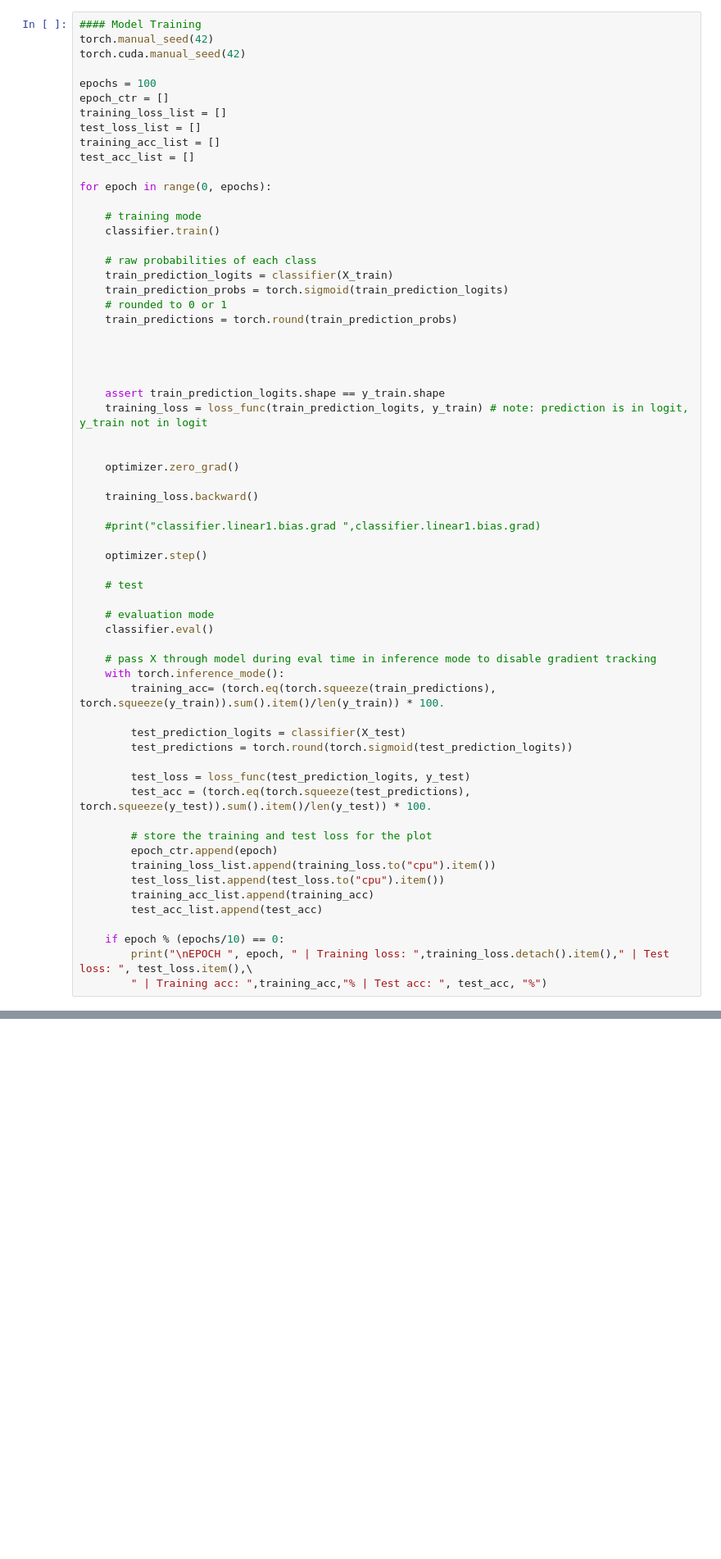
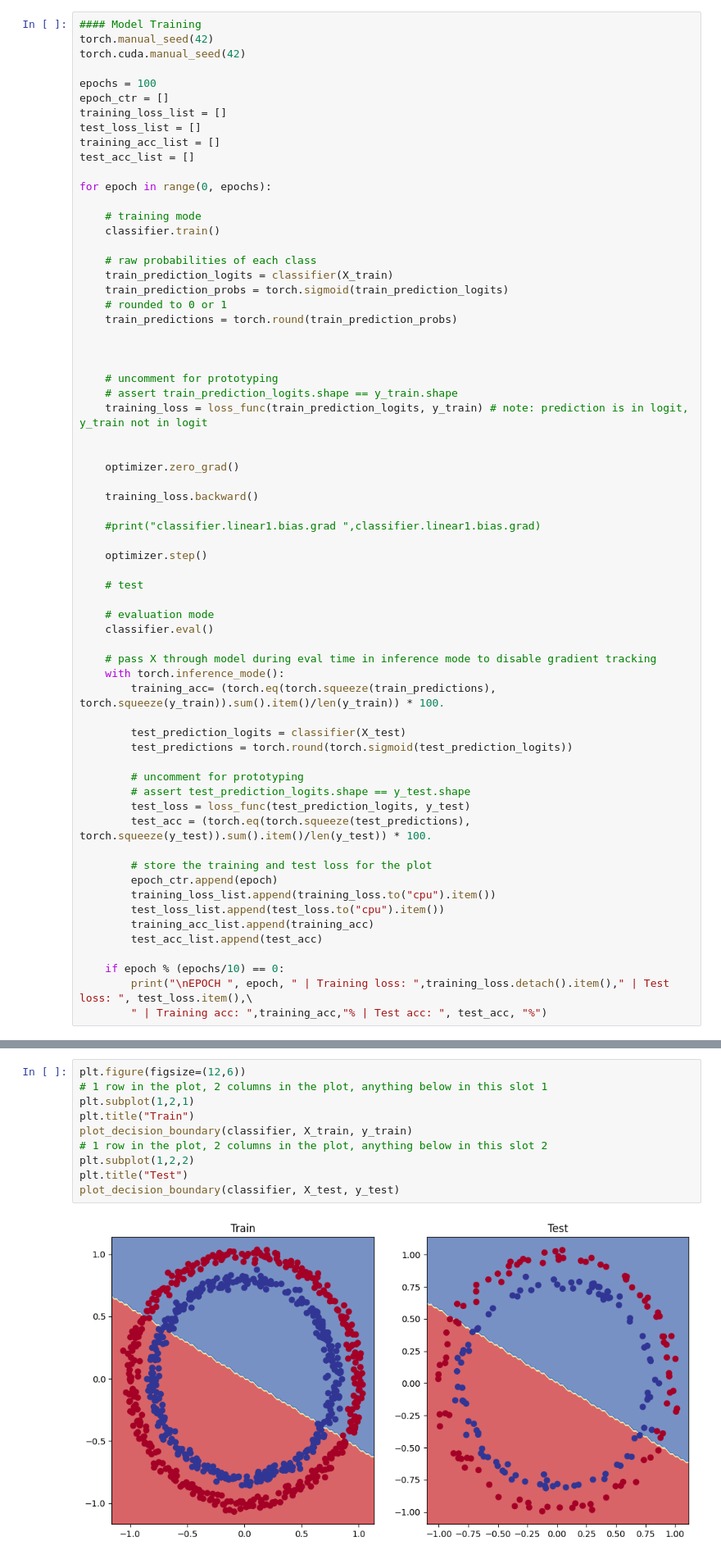
Before and after one commit to being-aerys/Deep_Learning_Marathon_with_PyTorch, a Jupyter notebook: source/16_binary_classification_with_toy_dataset.ipynb, the cells around one changed output, grey strips where cells are left out. Shown: that part at 82% size. Cells and saved outputs as stored; diff of their text form; blank space fills up the shorter version.

Commit message:
visualize classifier.

```diff
--- a/source/16_binary_classification_with_toy_dataset.ipynb
+++ b/source/16_binary_classification_with_toy_dataset.ipynb
@@ -222,8 +222,8 @@ for epoch in range(0, epochs):
 
 
 
-
-    assert train_prediction_logits.shape == y_train.shape
+    # uncomment for prototyping
+    # assert train_prediction_logits.shape == y_train.shape
     training_loss = loss_func(train_prediction_logits, y_train) # note: prediction is in logit, y_train not in logit
 
 
@@ -247,6 +247,8 @@ for epoch in range(0, epochs):
         test_prediction_logits = classifier(X_test)
         test_predictions = torch.round(torch.sigmoid(test_prediction_logits))
 
+        # uncomment for prototyping
+        # assert test_prediction_logits.shape == y_test.shape
         test_loss = loss_func(test_prediction_logits, y_test)
         test_acc = (torch.eq(torch.squeeze(test_predictions), torch.squeeze(y_test)).sum().item()/len(y_test)) * 100.
 
@@ -286,0 +307,12 @@ test_prediction_logits.shape, y_test.shape
+# %%
+plt.figure(figsize=(12,6))
+# 1 row in the plot, 2 columns in the plot, anything below in this slot 1
+plt.subplot(1,2,1)
+plt.title("Train")
+plot_decision_boundary(classifier, X_train, y_train)
+# 1 row in the plot, 2 columns in the plot, anything below in this slot 2
+plt.subplot(1,2,2)
+plt.title("Test")
+plot_decision_boundary(classifier, X_test, y_test)
+# %% [output]
+[figure, added]
```
Also changed, not shown: parts of 5 cells of this notebook.
